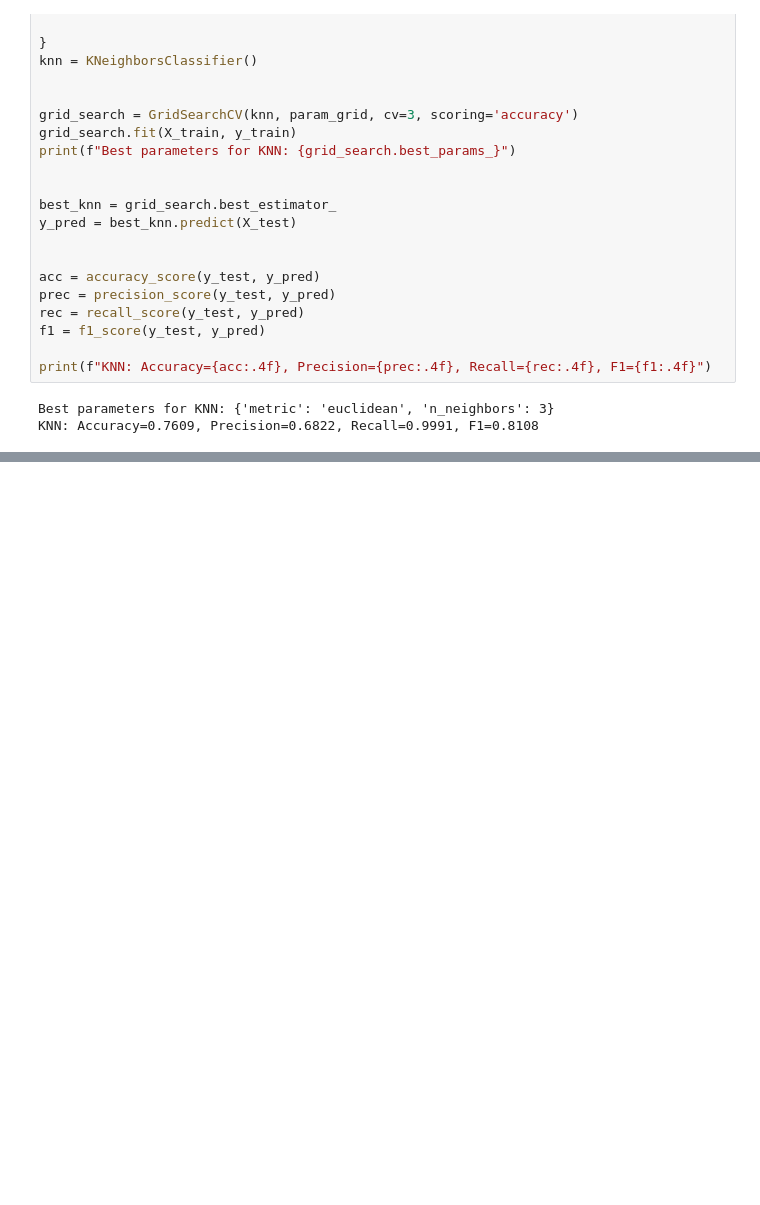
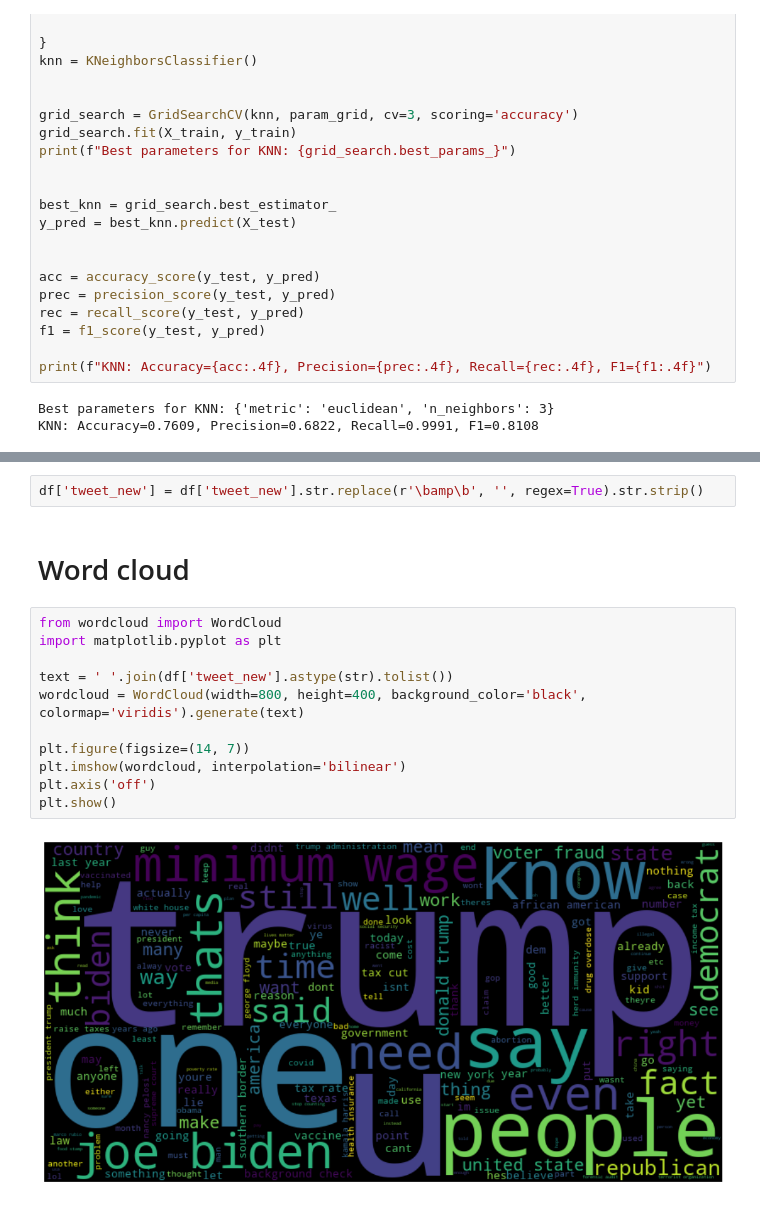
Before and after one commit to SaraTalic/fake-news-twitter-detection, a Jupyter notebook: tf_idf.ipynb, the cells around one changed output, grey strips where cells are left out. Cells and saved outputs as stored; diff of their text form; blank space fills up the shorter version.

```diff
--- a/tf_idf.ipynb
+++ b/tf_idf.ipynb
@@ -147,0 +316,17 @@ plt.show()
+# %%
+df['tweet_new'] = df['tweet_new'].str.replace(r'\bamp\b', '', regex=True).str.strip()
+# %% [markdown]
+# Word cloud
+# %%
+from wordcloud import WordCloud
+import matplotlib.pyplot as plt
+
+text = ' '.join(df['tweet_new'].astype(str).tolist())
+wordcloud = WordCloud(width=800, height=400, background_color='black', colormap='viridis').generate(text)
+
+plt.figure(figsize=(14, 7))
+plt.imshow(wordcloud, interpolation='bilinear')
+plt.axis('off')
+plt.show()
+# %% [output]
+[figure, added]
```
Also changed, not shown: parts of 49 cells of this notebook, 8 other files.
